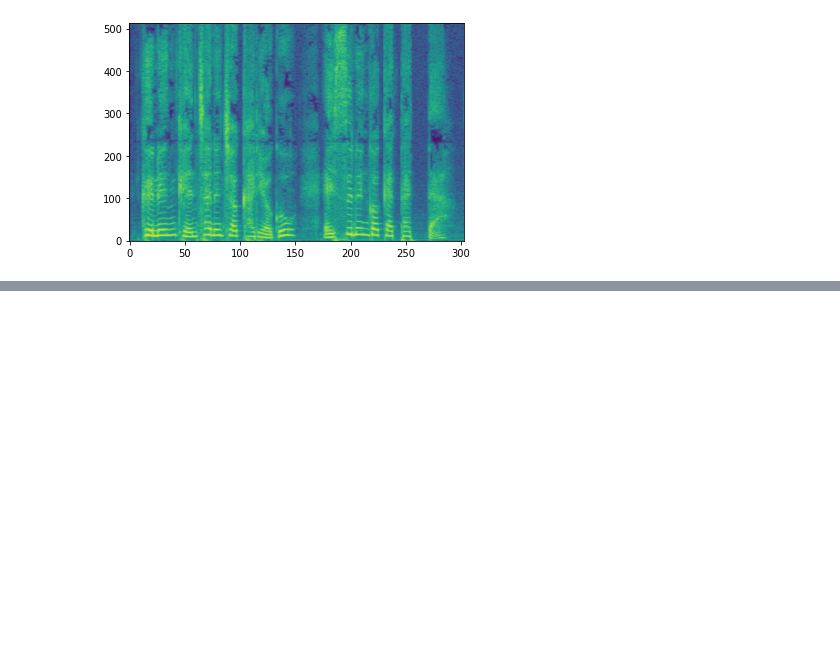
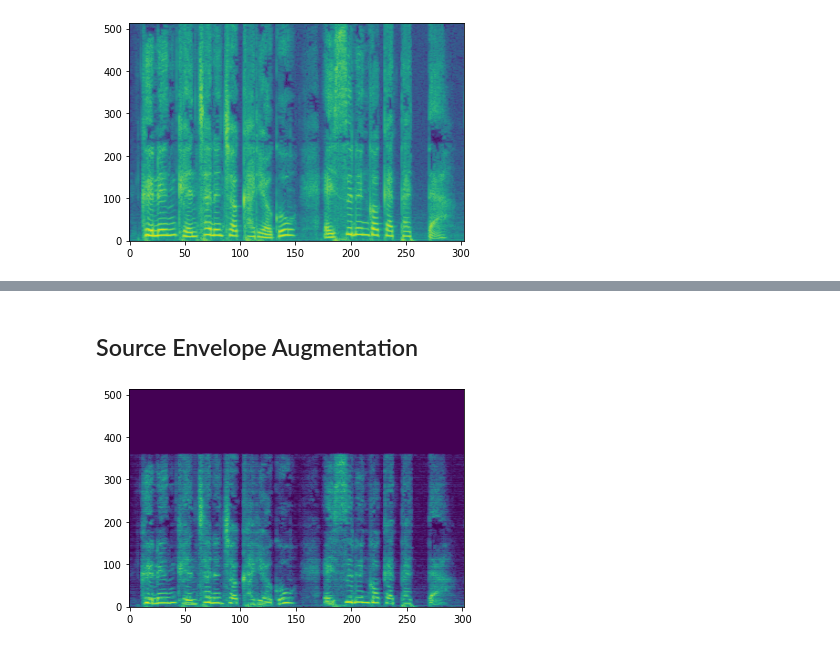
Before and after one commit to choiHkk/Digital-Signal-Processing, a Jupyter notebook: _note.ipynb, the cells around one changed output, grey strips where cells are left out. Drawn from its saved outputs; the diff is of its cells as text; code cells hidden in the pictures; blank space fills up the shorter version.

Commit message:
add interpolation utils

```diff
--- a/_note.ipynb
+++ b/_note.ipynb
@@ -168,3 +167,60 @@ wav_utils.visualize_wav(y=y_hat.squeeze(0).numpy(), sampling_rate=sampling_rate)
 # %% [output]
 [figure]
 [interactive output not drawn]
+# %% [markdown]
+## Source Envelope Augmentation
+# %%
+from utils import stft_utils, lpc_utils, interpolation_utils
+import matplotlib.pyplot as plt
+import torch
+
+
+source_scale_factor = 0.8
+envelope_scale_factor = 0.7
+mode = "linear"
+
+
+fft = stft_utils.stft(
+    torch.from_numpy(y).unsqueeze(0),
+    n_fft=parameters.n_fft,
+    hop_length=parameters.hop_length,
+    return_complex=True
+)
+
+_, source, envelope = lpc_utils.reconstruct_fft(
+    fft=fft,
+    n_code_channels=parameters.n_code_channels,
+    win_length=parameters.win_length,
+    epsilon=parameters.epsilon,
+    return_complex=True
+)
+
+source_aug = interpolation_utils.interpolate(source, scale_factor=source_scale_factor, mode=mode)
+envelope_aug = interpolation_utils.interpolate(envelope, scale_factor=envelope_scale_factor, mode=mode)
+fft_aug = source_aug * envelope_aug
+
+fft_aug_hat = torch.cat([torch.real(fft_aug)[...,None], torch.imag(fft_aug)[...,None]], dim=-1)
+
+y_aug_hat = stft_utils.istft(
+    y=fft_aug_hat,
+    n_fft=parameters.n_fft,
+    hop_length=parameters.hop_length,
+    win_length=parameters.win_length
+)
+
+linear_aug = stft_utils.linear_spectrogram(
+    y=y_aug_hat,
+    n_fft=parameters.n_fft,
+    hop_length=parameters.hop_length,
+    win_length=parameters.win_length,
+    epsilon=parameters.epsilon,
+    spectral_normalize=parameters.spectral_normalize,
+)
+
+
+plt.imshow(linear_aug[0].detach().cpu().numpy(), origin='lower', aspect='auto')
+plt.show()
+
+wav_utils.visualize_wav(y=y_aug_hat.squeeze(0).numpy(), sampling_rate=sampling_rate, normalize=True)
+# %% [output]
+[figure, added]
```
Also changed, not shown: parts of 2 cells of this notebook, 5 other files.
